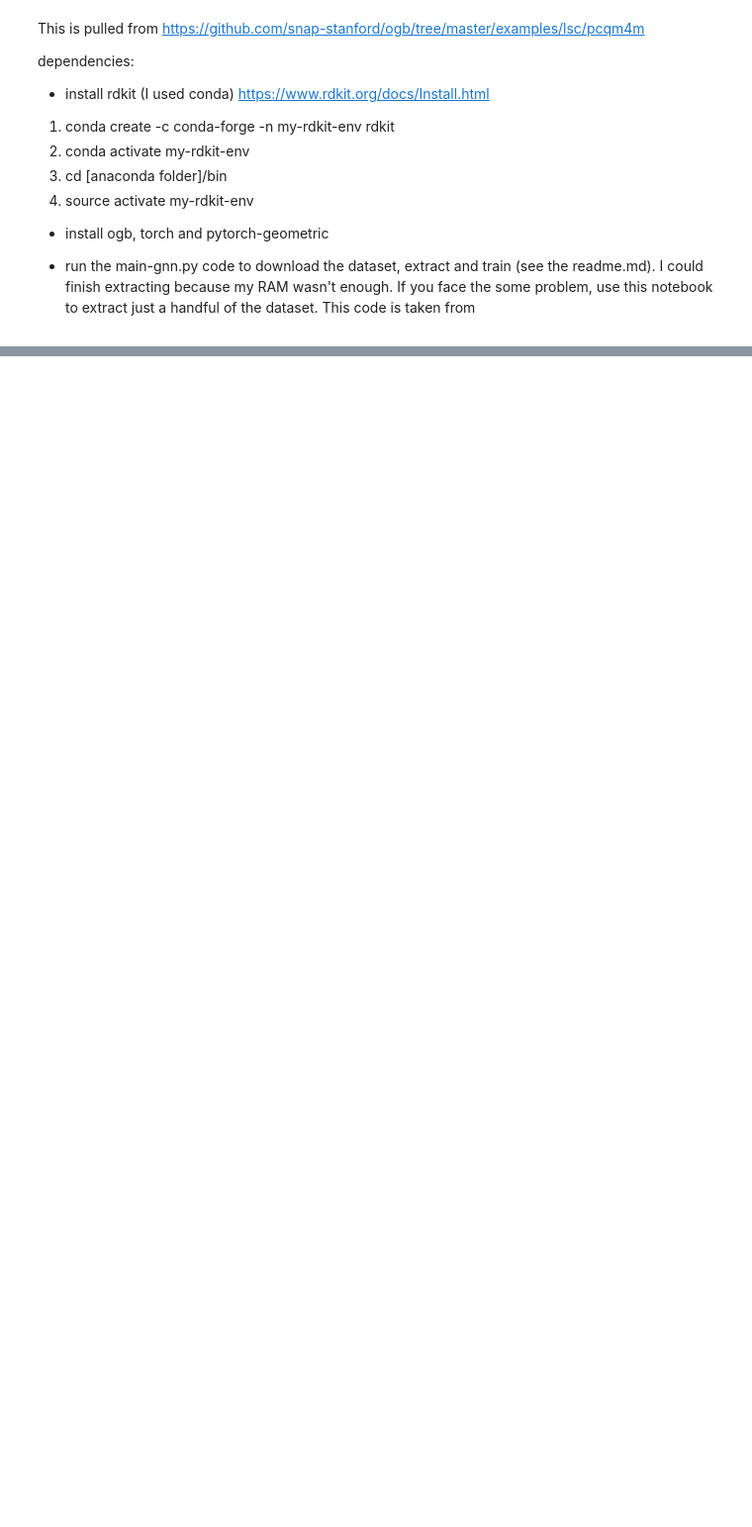
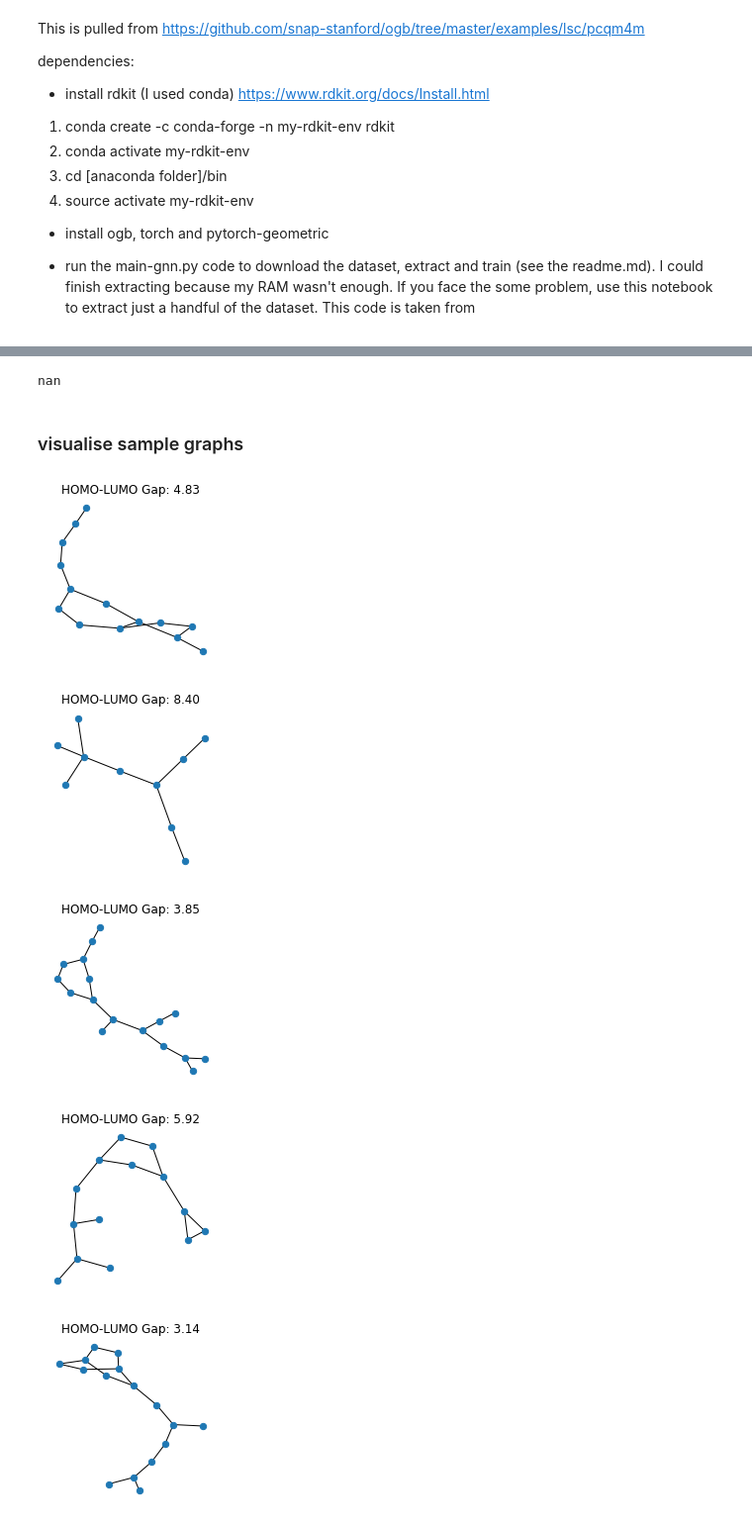
Before and after one commit to edwardelson/ogb, a Jupyter notebook: examples/lsc/pcqm4m/eda.ipynb, the cells around one changed output, grey strips where cells are left out. Shown at 99% size. Saved outputs shown, nothing was run; the diff lists cells and outputs as text; code cells hidden in the pictures; blank space fills up the shorter version.

```diff
--- a/examples/lsc/pcqm4m/eda.ipynb
+++ b/examples/lsc/pcqm4m/eda.ipynb
@@ -304,0 +75,12 @@ don't need to care about things below here
+# %%
+# extract train, test and valid indices
+sampleIndices = np.append(
+    new_split_dict["train"], [new_split_dict["test"], new_split_dict["valid"]]
+)
+
+# remap indices
+idMapping = {}
+for i, index in enumerate(sampleIndices):
+    idMapping[index] = i
+
+idMapping
@@ -304,0 +210,2 @@ don't need to care about things below here
+# %%
+dataset = SamplePygPCQM4MDataset(root = 'dataset/')
@@ -304,0 +369,30 @@ don't need to care about things below here
+# %%
+# evaluate
+eval(model, device, test_loader, evaluator)
+# %% [output]
+nan
+# %% [markdown]
+### visualise sample graphs
+# %%
+import networkx as nx
+import matplotlib.pyplot as plt
+
+for i in range(11):
+
+    _data = dataset[i]
+    edges = _data.edge_index.T.tolist()
+    edges = np.array(edges)
+
+    G = nx.Graph()
+    G.add_edges_from(edges)
+
+    plt.figure(figsize=(3, 3))
+    plt.title("HOMO-LUMO Gap: {0:.2f}".format(_data.y.tolist()[0]))
+    nx.draw(G, node_size=40)
+    plt.show()
+# %% [output]
+[figure, added]
+[figure, added]
+[figure, added]
+[figure, added]
+[figure, added]
```
Also changed, not shown: parts of 46 cells of this notebook.
